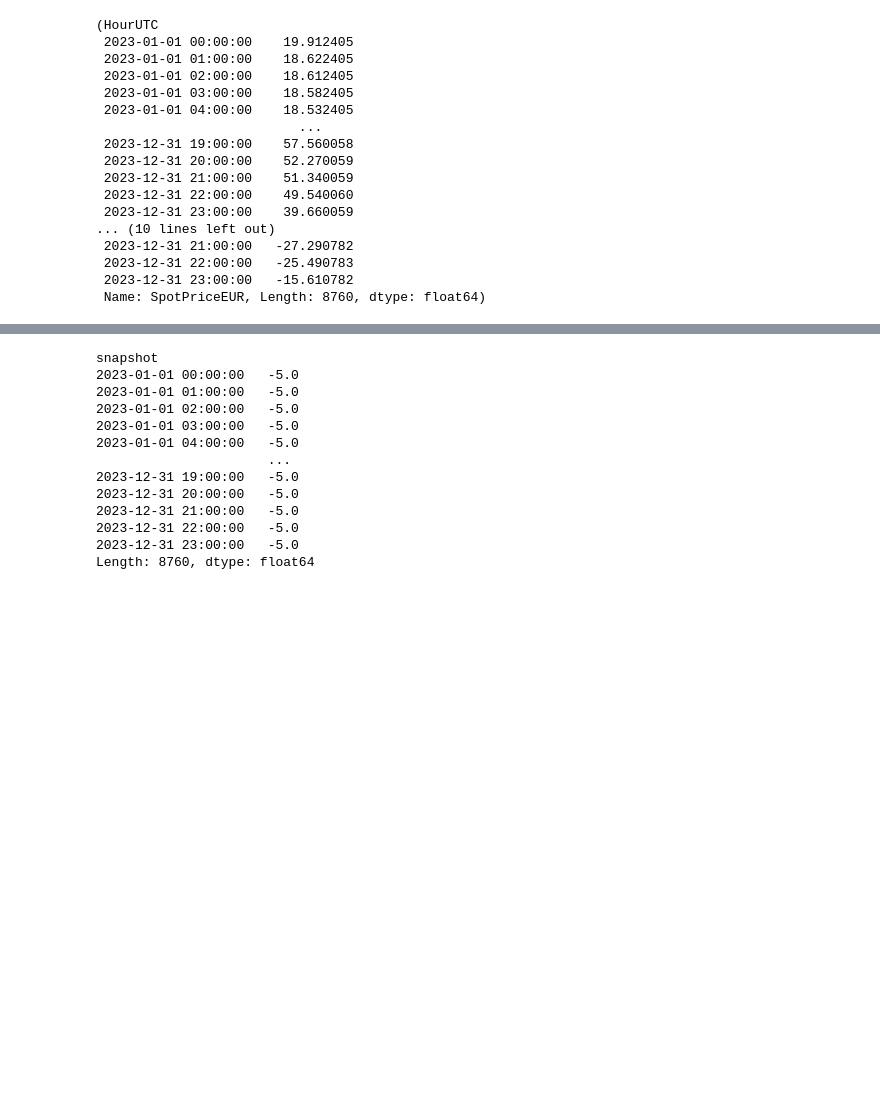
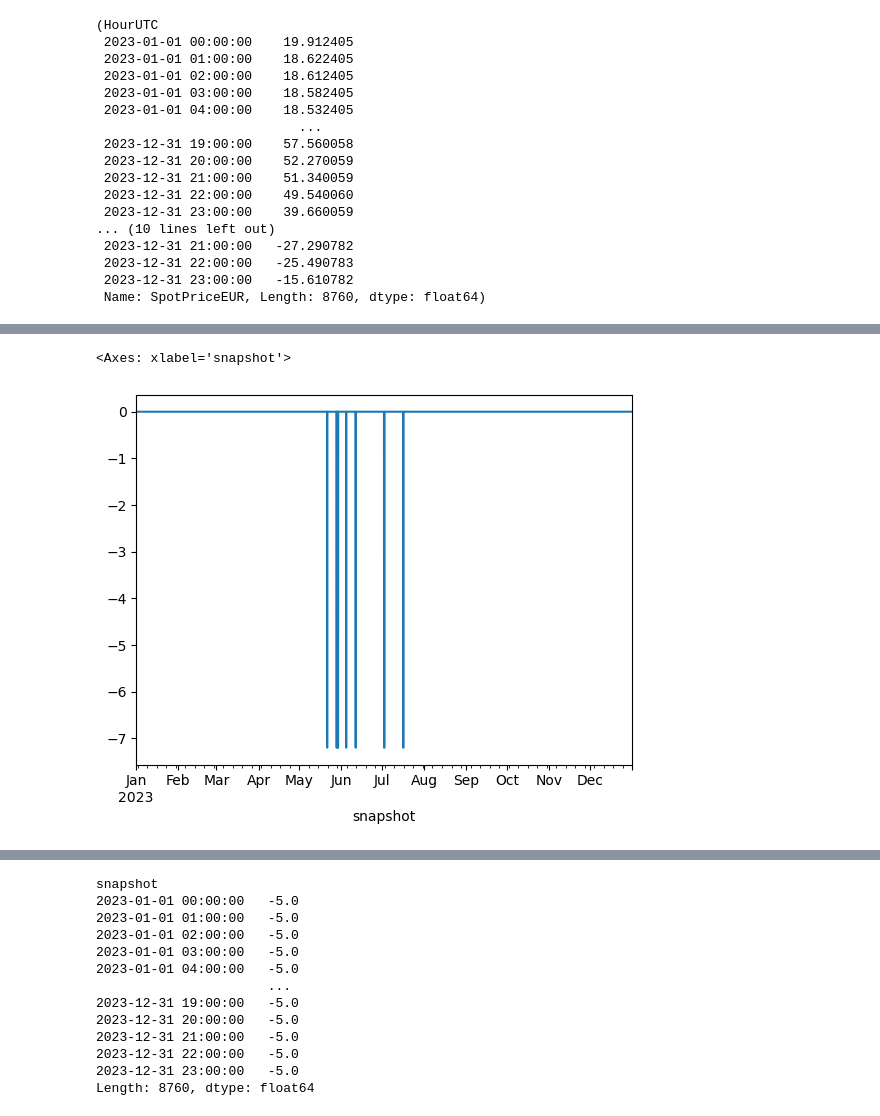
Before and after one commit to pulio12/Msc_Thesis_Greenlab_Skive, a Jupyter notebook: Test_File4.ipynb, the cells around one changed output, grey strips where cells are left out. Cells and saved outputs as stored; diff of their text form; code cells hidden in the pictures; blank space fills up the shorter version.

```diff
--- a/Test_File4.ipynb
+++ b/Test_File4.ipynb
@@ -312,7 +312,7 @@ EUR_DKK_exchangerate =(gas_price_hourly["ExchangeRateEUR_DKK"]/100)
 <Axes: xlabel='GasDay'>
 [figure]
 # %%
-gas_price_hourly["MarginalPurchasePriceEUR_MWh"] = ((gas_price_hourly["MarginalPurchasePriceDKK_kWh"]/EUR_DKK_exchnagerate)*1000)
+gas_price_hourly["MarginalPurchasePriceEUR_MWh"] = ((gas_price_hourly["MarginalPurchasePriceDKK_kWh"]/EUR_DKK_exchangerate)*1000)
 gas_price_hourly["MarginalPurchasePriceEUR_MWh"]
 # %% [output]
 GasDay
@@ -762,3 +893,8 @@ n23.statistics()
+# %%
+n23.links_t.p1["Electrolyser"].plot()
+# %% [output]
+<Axes: xlabel='snapshot'>
+[figure, added]
 # %%
 #model_test.links_t.p1["El_to_TES_Rondo"].plot()
 n23.links_t.p1["Electrolyser"].plot()
```
Also changed, not shown: parts of 34 cells of this notebook, 2 other files.
